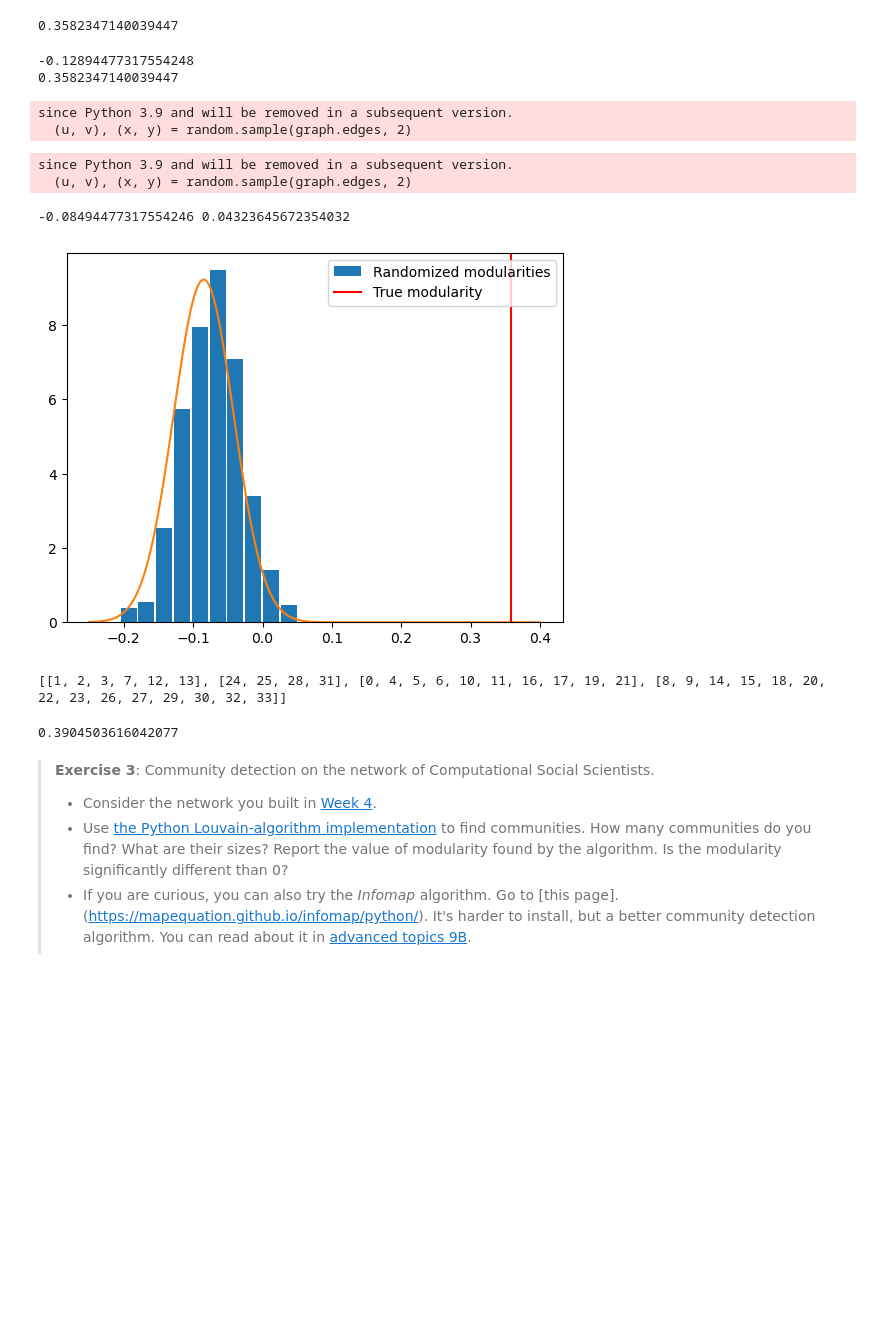
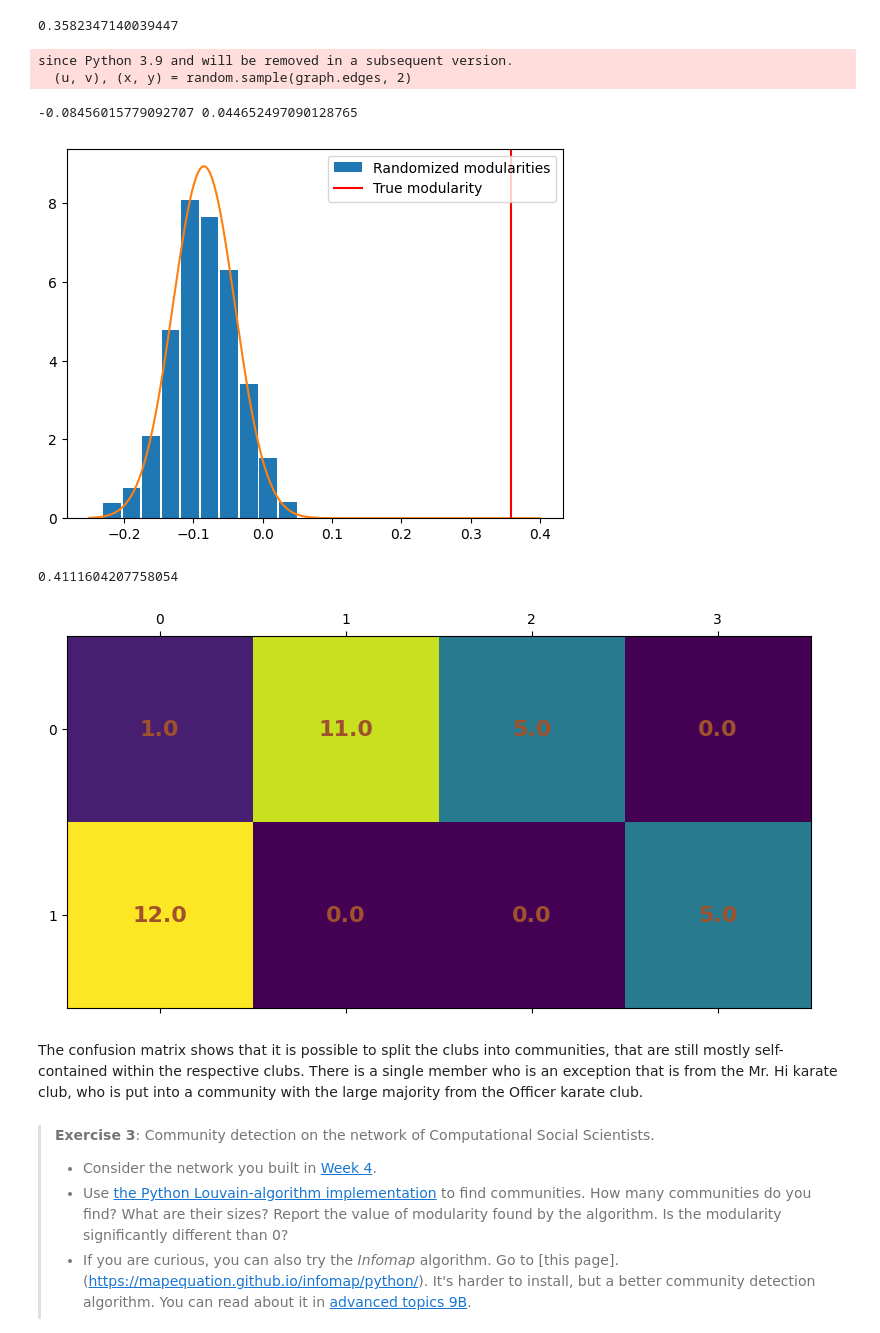
Before and after one commit to RSM-git/assignment2_compsocsci, a Jupyter notebook: Assignment2.ipynb, the cells around one changed output. Drawn from its saved outputs; the diff is of its cells as text; code cells hidden in the pictures; blank space fills up the shorter version.

```diff
--- a/Assignment2.ipynb
+++ b/Assignment2.ipynb
@@ -107,42 +107,31 @@ def double_edge_swap(original_graph: nx.Graph, nswap: int, max_tries: int = 100)
                 graph.add_edge(x, v)
                 break
     assert all([original == randomized for original, randomized \
-                in zip(original_graph.degree, graph.degree)]), "Degrees of all nodes are equal"
+                in zip(original_graph.degree, graph.degree)]), "Degrees of all nodes are not equal"
     return graph
-
-randomized_karate_club = double_edge_swap(karate_club, 100)
-
-
-print(modularity(randomized_karate_club, partitioning))
-print(modularity(karate_club, partitioning))
-# %% [output]
--0.12894477317554248
-0.3582347140039447
-since Python 3.9 and will be removed in a subsequent version.
-  (u, v), (x, y) = random.sample(graph.edges, 2)
 # %%
 modularities = []
 for i in range(1000):
     randomized_graph = double_edge_swap(karate_club, 100, 1000)
-    modularities.append(modularity(randomized_graph, partitioning))
+    modularities.append(modularity(randomized_graph, club_partitioning))
 # %% [output]
 since Python 3.9 and will be removed in a subsequent version.
   (u, v), (x, y) = random.sample(graph.edges, 2)
 # %%
 import matplotlib.pyplot as plt
 from scipy.stats import norm
 
 x = np.linspace(-0.25, 0.4, 1000)
 
 modularities = np.array(modularities)
 
 print(modularities.mean(), modularities.std())
 
 plt.hist(modularities, bins=10, rwidth=0.9, density=True, label="Randomized modularities")
 plt.plot(x, norm.pdf(x, loc=modularities.mean(), scale=modularities.std()))
-plt.axvline(modularity(karate_club, partitioning), color="red", label="True modularity")
+plt.axvline(modularity(karate_club, club_partitioning), color="red", label="True modularity")
 plt.legend()
 plt.show()
 # %% [output]
--0.08494477317554246 0.04323645672354032
+-0.08456015779092707 0.044652497090128765
-[figure, old version]
+[figure, new version]
@@ -151,12 +138,30 @@ import community
 # %%
 louvain_partition = community.best_partition(karate_club)
-communities = list(set(best_partition.values()))
-louvain_partitioning = [[i for i in louvain_partition.values() if i == com] for com in communities]
+communities = list(set(louvain_partition.values()))
+louvain_partitioning = [[i for i, c in louvain_partition.items() if c == com] for com in communities]
 
-modularity(karate_club, best_partitioning)
+
+
+modularity(karate_club, louvain_partitioning)
 # %% [output]
-[[1, 2, 3, 7, 12, 13], [24, 25, 28, 31], [0, 4, 5, 6, 10, 11, 16, 17, 19, 21], [8, 9, 14, 15, 18, 20, 22, 23, 26, 27, 29, 30, 32, 33]]
+0.4111604207758054
-0.3904503616042077
+# %%
+cm = np.zeros((2, len(communities)))
+
+for i, club in enumerate(club_partitioning):
+    for j, com in enumerate(louvain_partitioning):
+        cm[i, j] = len(list(set(club).intersection(set(com))))
+
+plt.matshow(cm)
+
+for i in range(len(club_partitioning)):
+    for j in range(len(louvain_partitioning)):
+        plt.text(j, i, cm[i,j], fontsize=16, fontweight="semibold", ha="center", va="center", color="sienna")
+plt.show()
+# %% [output]
+[figure, added]
+# %% [markdown]
+The confusion matrix shows that it is possible to split the clubs into communities, that are still mostly self-contained within the respective clubs. There is a single member who is an exception that is from the Mr. Hi karate club, who is put into a community with the large majority from the Officer karate club.
 # %% [markdown]
 > __Exercise 3__: Community detection on the network of Computational Social Scientists.
 >
```
Also changed, not shown: parts of 4 cells of this notebook.
